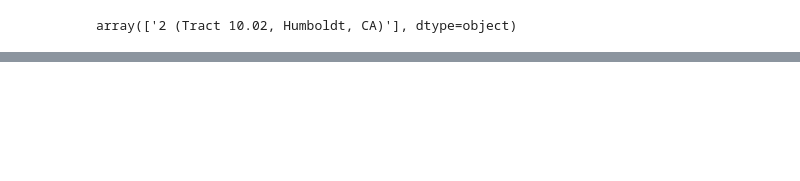
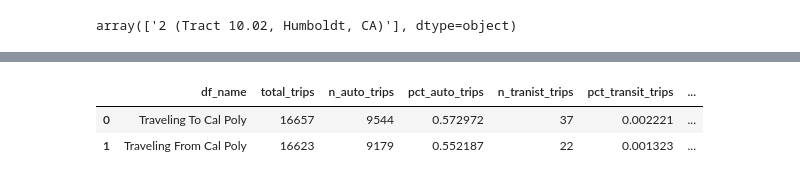
Before and after one commit to cal-itp/big-data-geoanalytics, a Jupyter notebook: replica/transit_od_analysis/big_data_od_analysis.ipynb, the cells around one changed output, grey strips where cells are left out. Drawn from its saved outputs; the diff is of its cells as text; code cells hidden in the pictures; blank space fills up the shorter version.

```diff
--- a/replica/transit_od_analysis/big_data_od_analysis.ipynb
+++ b/replica/transit_od_analysis/big_data_od_analysis.ipynb
@@ -213,11 +213,11 @@ def return_score_summary(df_list):
                 ## set up the table for all the results
         results.append({
                         'df_name': df_name_,
-                        'total_trips_from_origin_cph': n_total_trips,
-                        'n_auto_trips_to_other_areas': n_private_auto_trips,
-                        'pct_auto_trips_to_other_areas': pct_private_auto_trips,
-                        'n_tranist_trips_to_other_areas': n_public_transit_trips,
-                        'pct_transit_trips_to_other_areas': pct_public_transit_trips,
+                        'total_trips': n_total_trips,
+                        'n_auto_trips': n_private_auto_trips,
+                        'pct_auto_trips': pct_private_auto_trips,
+                        'n_tranist_trips': n_public_transit_trips,
+                        'pct_transit_trips': pct_public_transit_trips,
                         'auto_mean_minutes': auto_mean_min,
                         'auto_median_minutes': auto_median_min,
                         'auto_max_minutes': auto_max_min,
@@ -237,4 +237,4 @@ def return_score_summary(df_list):
 
     return result_summary
 # %%
-return_score_summary(df_list)
+summary = return_score_summary(df_list)
@@ -244,0 +241,6 @@ return_score_summary(df_list)
+# %%
+summary
+# %% [output]
+|  | df_name | total_trips | n_auto_trips | pct_auto_trips | n_tranist_trips | pct_transit_trips | ... |
+| 0 | Traveling To Cal Poly | 16657 | 9544 | 0.572972 | 37 | 0.002221 | ... |
+| 1 | Traveling From Cal Poly | 16623 | 9179 | 0.552187 | 22 | 0.001323 | ... |
```
Also changed, not shown: parts of 17 cells of this notebook.
